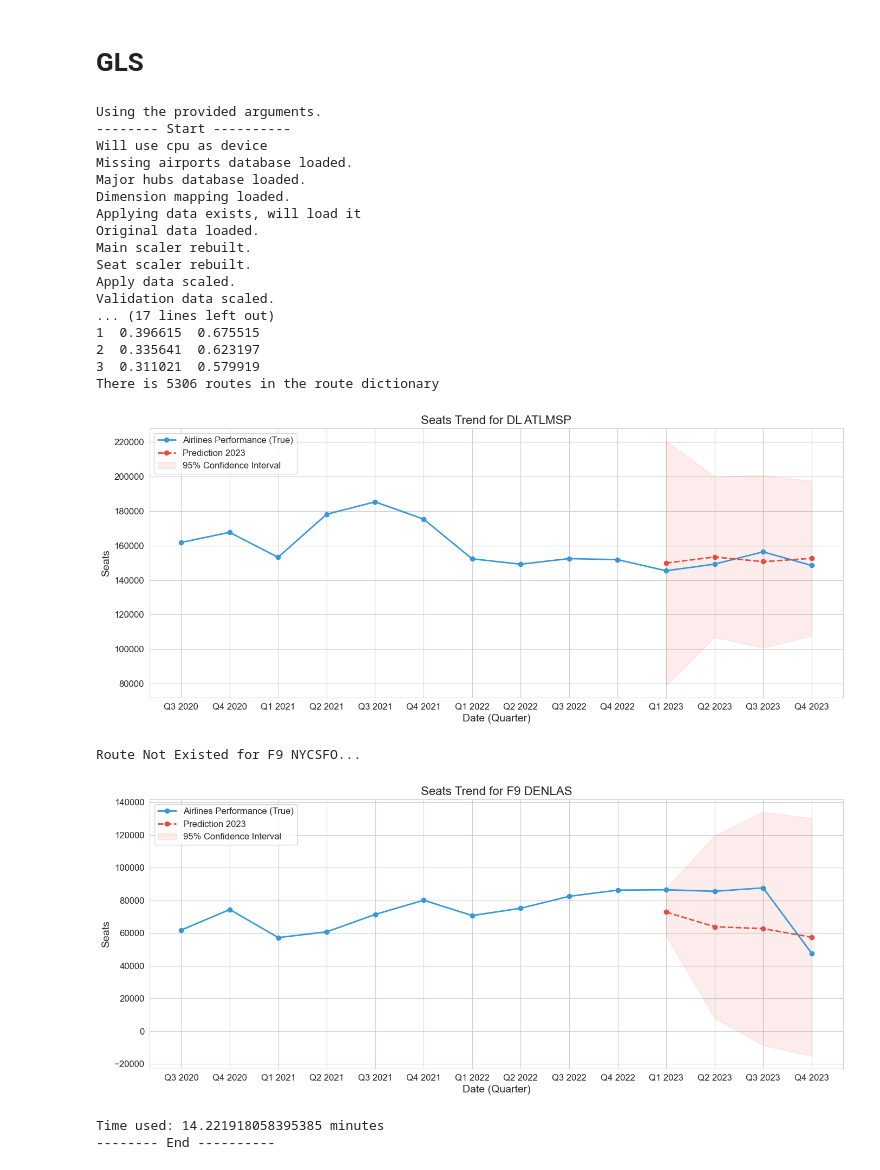
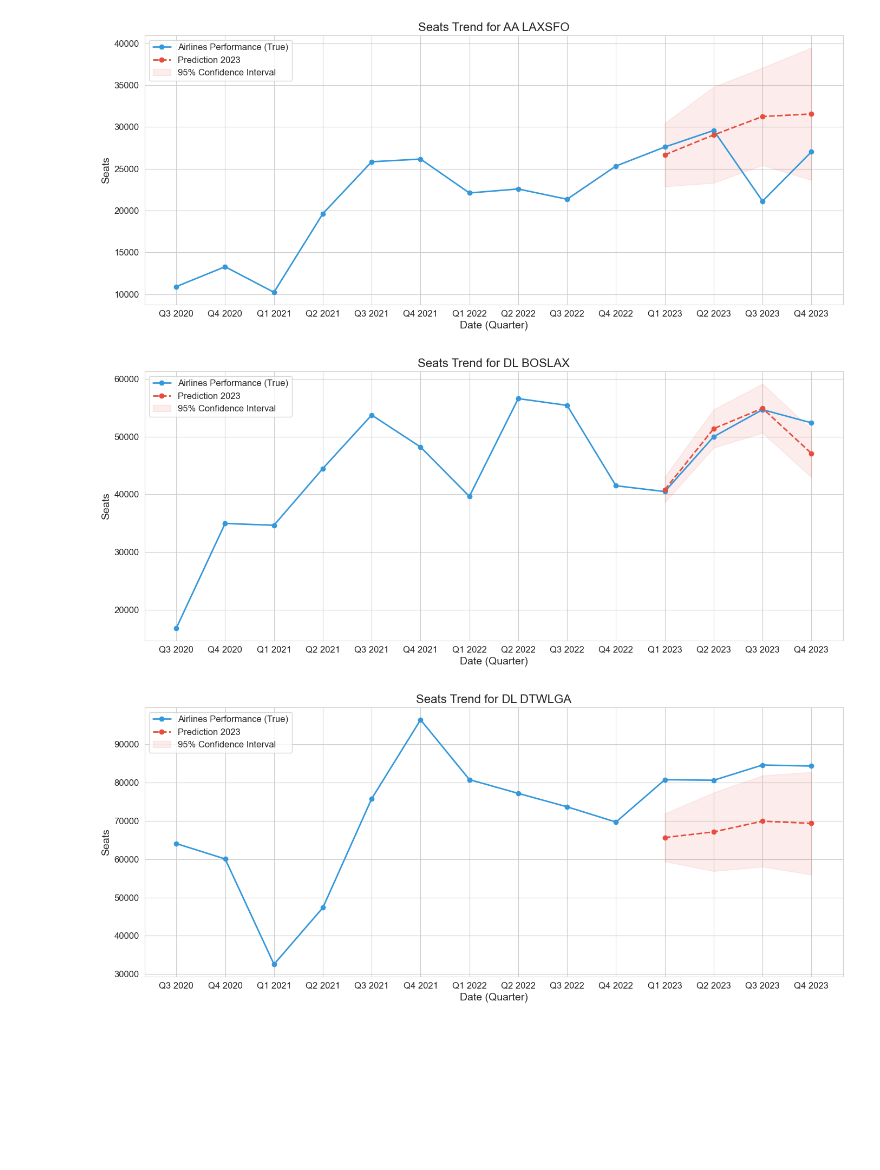
Before and after one commit to benkwhite/PredictSeats, a Jupyter notebook: run.ipynb, the cells around one changed output. Drawn from its saved outputs; the diff is of its cells as text; code cells hidden in the pictures; blank space fills up the shorter version.

```diff
--- a/run.ipynb
+++ b/run.ipynb
@@ -39,39 +20,27 @@ Time used: 1.329944368203481 minutes
-# %% [markdown]
-# GLS
-# %%
-import RNN_apply_ind, os, json, argparse
-
-folder_path = r'C:\Users\qilei.zhang\OneDrive - Frontier Airlines\Documents\Data\USconti'
-seats_file_name = r'\Schedule_Monthly_Summary_Report_Conti.csv'
-perf_file_name = r'\Airline_Performance_Report_Conti.csv'
-apply_file_name = '\Schedule_Monthly_Summary_2023Q1234.csv'
-# Load parameters from the JSON file.
-if not os.path.exists('parameters.json'):
-    print("parameters.json does not exist, Find the file and put it in the same folder as this file")
-with open('parameters.json', 'r') as f:
-    args = argparse.Namespace(**json.load(f))
-
-RNN_apply_ind.main_apply(args, folder_path, seats_file_name, perf_file_name, apply_file_name)
-# %% [output]
-Using the provided arguments.
--------- Start ----------
-Will use cpu as device
-Missing airports database loaded.
-Major hubs database loaded.
-Dimension mapping loaded.
-Applying data exists, will load it
-Original data loaded.
-Main scaler rebuilt.
-Seat scaler rebuilt.
-Apply data scaled.
-Validation data scaled.
-... (17 lines left out)
-1  0.396615  0.675515
-2  0.335641  0.623197
-3  0.311021  0.579919
-There is 5306 routes in the route dictionary
-[figure, removed]
-Route Not Existed for F9 NYCSFO...
-[figure, removed]
-Time used: 14.221918058395385 minutes
--------- End ----------
+# %%
+# quick look at the result
+import pandas as pd
+from RNN_apply_ind import DataAna
+
+apply_filename='./data/applying_data.csv'
+ana_df_name = "./results/data_to_ana_apply.csv"
+orig_df = pd.read_csv(apply_filename)
+
+ana = DataAna(ana_df_name)
+ana.merge_previous_data(orig_df)
+
+while True:
+    user_input = input("Enter airline and route, separated by comma, or 'c' to exit: ")
+    if user_input.lower() == 'c':
+        break
+    try:
+        airline, route = user_input.split(',')
+        airline = airline.strip()  # remove possible leading/trailing whitespaces
+        route = route.strip()  # remove possible leading/trailing whitespaces
+        ana.plot_prediction(airline, route)
+    except ValueError:
+        print("Invalid input, please enter the airline and route separated by a comma or 'continue' to proceed.")
+# %% [output]
+[figure, added]
+[figure, added]
+[figure, added]
```
Also changed, not shown: parts of 2 cells of this notebook, 3 other files.
